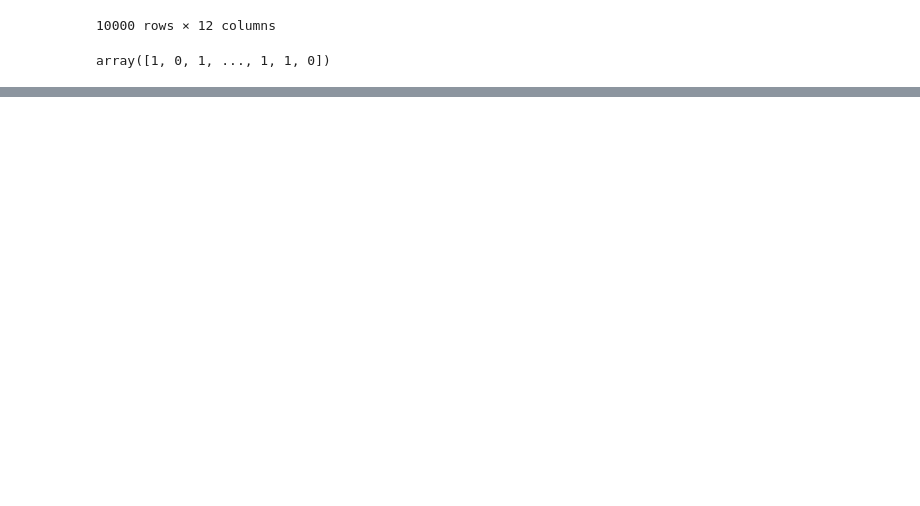
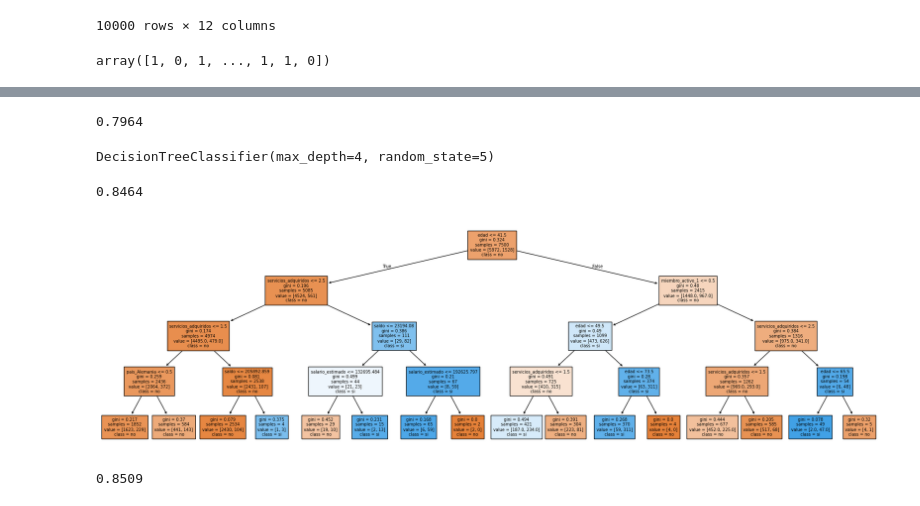
Before and after one commit to DanielRaiicHu/aprendiendo_a_clasificar_datos_con_ml, a Jupyter notebook: Clasificacion_primeros_pasos.ipynb, the cells around one changed output, grey strips where cells are left out. Saved outputs shown, nothing was run; the diff lists cells and outputs as text; code cells hidden in the pictures; blank space fills up the shorter version.

```diff
--- a/Clasificacion_primeros_pasos.ipynb
+++ b/Clasificacion_primeros_pasos.ipynb
@@ -1006,0 +1027,2 @@ array([1, 0, 1, ..., 1, 1, 0])
+# %%
+X_train_desafio, X_test_desafio, y_train_desafio, y_test_desafio = train_test_split(X_desafio,y_desafio, stratify = y_desafio, random_state=5)
@@ -1006,0 +1034,11 @@ array([1, 0, 1, ..., 1, 1, 0])
+# %%
+# Instanciamos el modelo Dummy
+dummy_desafio = DummyClassifier()
+
+# Entrenamos el modelo Dummy con los datos de entrenamiento
+dummy_desafio.fit(X_train_desafio, y_train_desafio)
+
+# Evaluamos el modelo Dummy con los datos de prueba
+dummy_desafio.score(X_test_desafio, y_test_desafio)
+# %% [output]
+0.7964
@@ -1006,0 +1048,13 @@ array([1, 0, 1, ..., 1, 1, 0])
+# %%
+# Instanciamos el modelo con una semilla fija para asegurar reproducibilidad
+modelo_arbol_desafio = DecisionTreeClassifier(max_depth=4, random_state=5)
+
+# Entrenamos el modelo con los datos de entrenamiento
+modelo_arbol_desafio.fit(X_train_desafio, y_train_desafio)
+# %% [output]
+DecisionTreeClassifier(max_depth=4, random_state=5)
+# %%
+# Evaluamos el modelo con el conjunto de prueba
+modelo_arbol_desafio.score(X_test_desafio,y_test_desafio)
+# %% [output]
+0.8464
@@ -1006,0 +1065,25 @@ array([1, 0, 1, ..., 1, 1, 0])
+# %%
+# Lista con los nombres de las columnas que se usarán en el gráfico para mejor interpretación
+valores_columnas_desafio = ['pais_Alemania',
+                            'pais_España',
+                            'pais_Francia',
+                            'sexo_biologico_Mujer',
+                            'tiene_tarjeta_credito_1',
+                            'miembro_activo_1',
+                            'score_credito',
+                            'edad',
+                            'años_de_cliente',
+                            'saldo',
+                            'servicios_adquiridos',
+                            'salario_estimado']
+# %%
+# Graficamos el árbol
+plt.figure(figsize=(24,7))
+plot_tree(modelo_arbol_desafio, filled=True,class_names=['no','si'],fontsize=7,feature_names=valores_columnas_desafio);
+# %% [output]
+[figure, added]
+# %%
+# Evaluamos nuevamente el modelo pero ahora en entrenamiento
+round(modelo_arbol_desafio.score(X_train_desafio,y_train_desafio),4)
+# %% [output]
+0.8509
```
Also changed, not shown: parts of 8 cells of this notebook.
